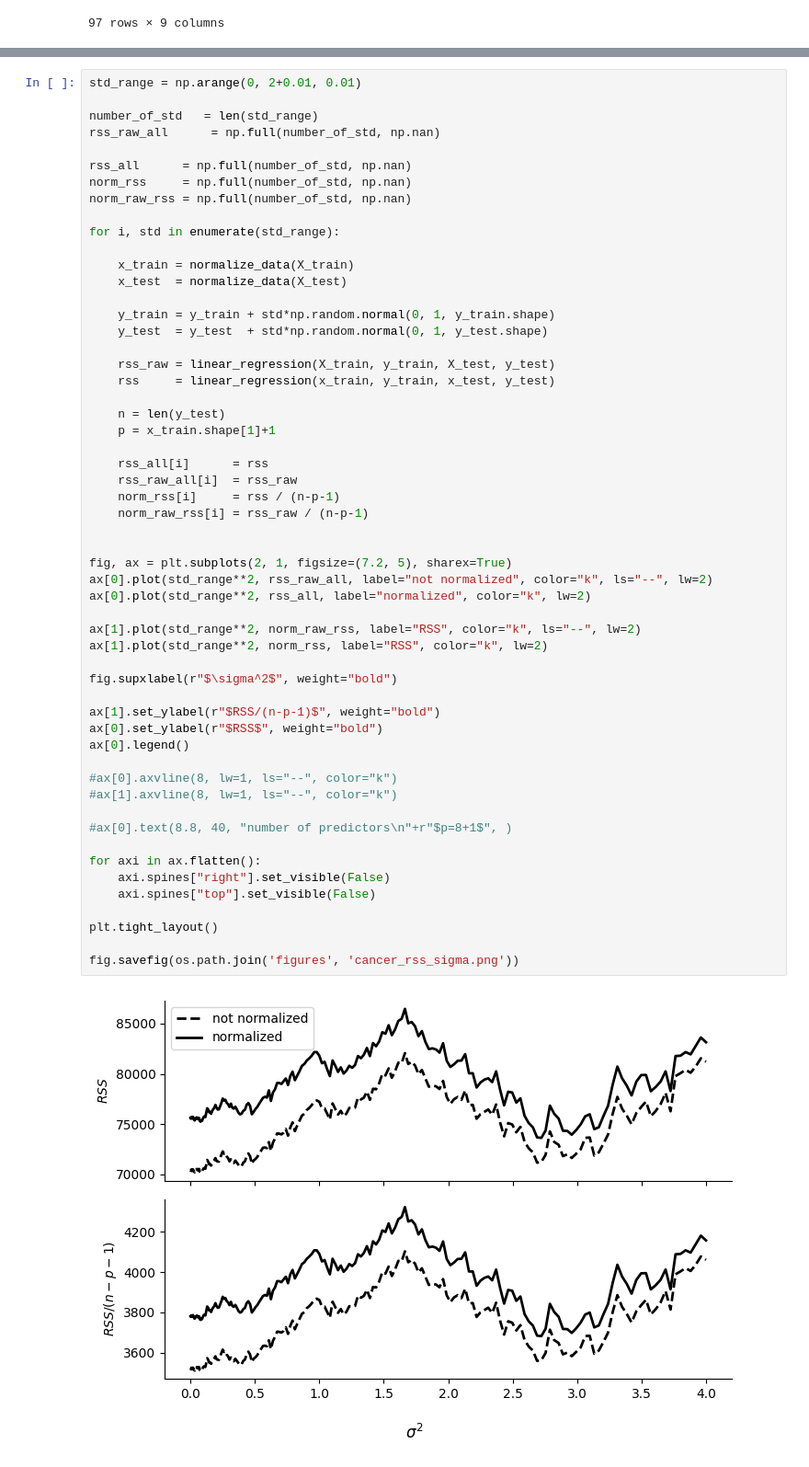
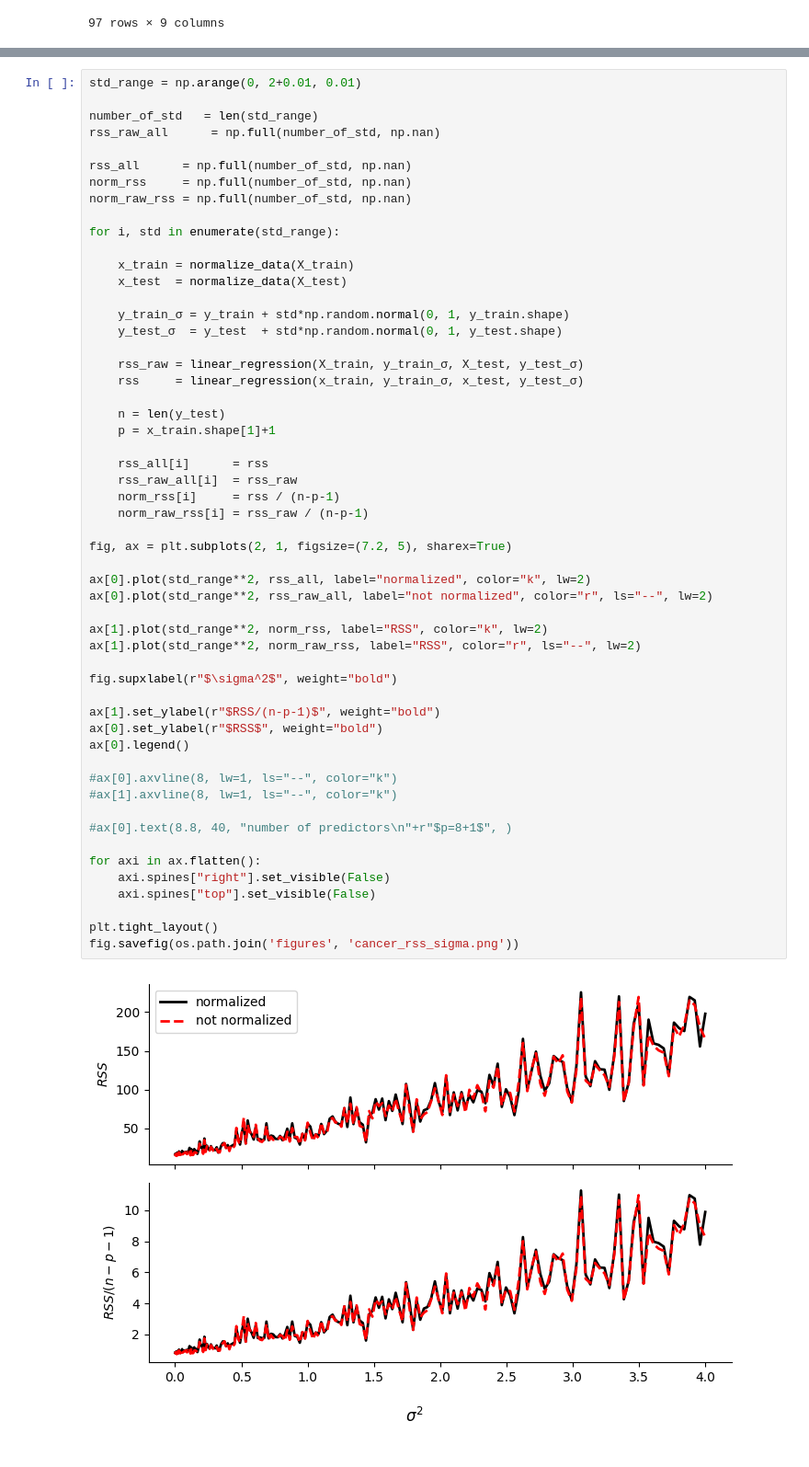
Before and after one commit to ChaosDonkey06/Stats-ML4Genomics, a Jupyter notebook: recitations/05-09-2024.ipynb, the cells around one changed output, grey strips where cells are left out. Shown at 92% size. Cells and saved outputs as stored; diff of their text form.

```diff
--- a/recitations/05-09-2024.ipynb
+++ b/recitations/05-09-2024.ipynb
@@ -189,45 +186,44 @@ for i, std in enumerate(std_range):
     x_train = normalize_data(X_train)
     x_test  = normalize_data(X_test)
 
-    y_train = y_train + std*np.random.normal(0, 1, y_train.shape)
-    y_test  = y_test  + std*np.random.normal(0, 1, y_test.shape)
+    y_train_σ = y_train + std*np.random.normal(0, 1, y_train.shape)
+    y_test_σ  = y_test  + std*np.random.normal(0, 1, y_test.shape)
 
-    rss_raw = linear_regression(X_train, y_train, X_test, y_test)
-    rss     = linear_regression(x_train, y_train, x_test, y_test)
+    rss_raw = linear_regression(X_train, y_train_σ, X_test, y_test_σ)
+    rss     = linear_regression(x_train, y_train_σ, x_test, y_test_σ)
 
     n = len(y_test)
     p = x_train.shape[1]+1
 
     rss_all[i]      = rss
     rss_raw_all[i]  = rss_raw
     norm_rss[i]     = rss / (n-p-1)
     norm_raw_rss[i] = rss_raw / (n-p-1)
 
+fig, ax = plt.subplots(2, 1, figsize=(7.2, 5), sharex=True)
 
-fig, ax = plt.subplots(2, 1, figsize=(7.2, 5), sharex=True)
-ax[0].plot(std_range**2, rss_raw_all, label="not normalized", color="k", ls="--", lw=2)
 ax[0].plot(std_range**2, rss_all, label="normalized", color="k", lw=2)
+ax[0].plot(std_range**2, rss_raw_all, label="not normalized", color="r", ls="--", lw=2)
 
-ax[1].plot(std_range**2, norm_raw_rss, label="RSS", color="k", ls="--", lw=2)
 ax[1].plot(std_range**2, norm_rss, label="RSS", color="k", lw=2)
+ax[1].plot(std_range**2, norm_raw_rss, label="RSS", color="r", ls="--", lw=2)
 
 fig.supxlabel(r"$\sigma^2$", weight="bold")
 
 ax[1].set_ylabel(r"$RSS/(n-p-1)$", weight="bold")
 ax[0].set_ylabel(r"$RSS$", weight="bold")
 ax[0].legend()
 
 #ax[0].axvline(8, lw=1, ls="--", color="k")
 #ax[1].axvline(8, lw=1, ls="--", color="k")
 
 #ax[0].text(8.8, 40, "number of predictors\n"+r"$p=8+1$", )
 
 for axi in ax.flatten():
     axi.spines["right"].set_visible(False)
     axi.spines["top"].set_visible(False)
 
 plt.tight_layout()
-
 fig.savefig(os.path.join('figures', 'cancer_rss_sigma.png'))
 # %% [output]
-[figure, old version]
+[figure, new version]
```
Also changed, not shown: parts of 7 cells of this notebook, 5 other files.
